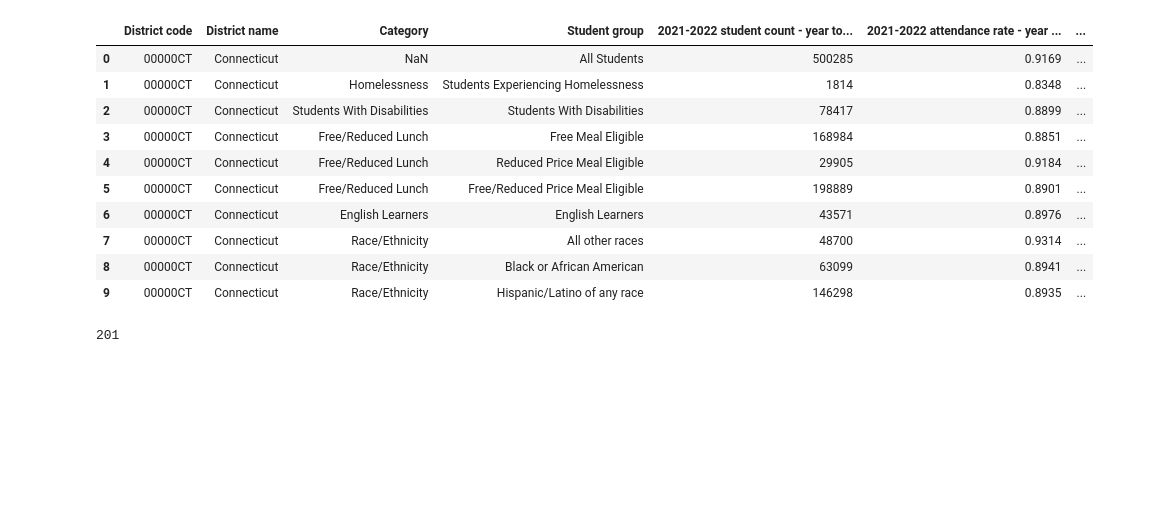
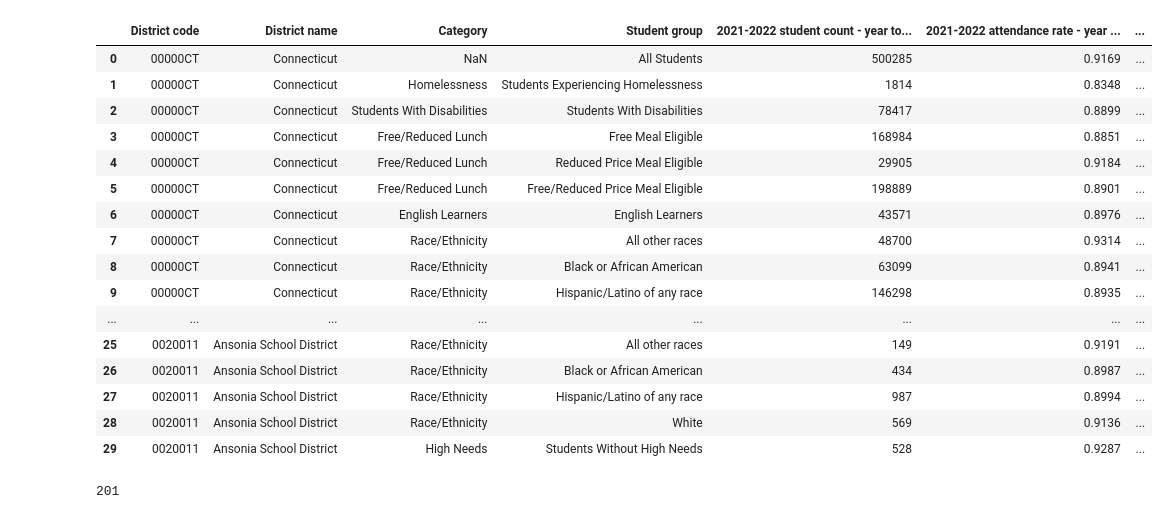
Before and after one commit to jmsavage2008/attendance-project, a Jupyter notebook: Attendance Analysis.ipynb, the cells around one changed output. Saved outputs shown, nothing was run; the diff lists cells and outputs as text; code cells hidden in the pictures; blank space fills up the shorter version.

```diff
--- a/Attendance Analysis.ipynb
+++ b/Attendance Analysis.ipynb
@@ -1,30 +1,36 @@
 # %%
 #Dependencies and Setup
 import matplotlib.pyplot as plt
 import pandas as pd
 import scipy.stats as st
 from scipy.stats import linregress
 import numpy as np
 
 #Upload from csv
 data_set_path = "school_attendance.csv"
 
 #Read data and results
 data_set_df = pd.read_csv(data_set_path)
 
-data_set_df.head(10)
+data_set_df.head(30)
 # %% [output]
 |  | District code | District name | Category | Student group | 2021-2022 student count - year to... | 2021-2022 attendance rate - year ... | ... |
 | 0 | 00000CT | Connecticut | NaN | All Students | 500285 | 0.9169 | ... |
 | 1 | 00000CT | Connecticut | Homelessness | Students Experiencing Homelessness | 1814 | 0.8348 | ... |
 | 2 | 00000CT | Connecticut | Students With Disabilities | Students With Disabilities | 78417 | 0.8899 | ... |
 | 3 | 00000CT | Connecticut | Free/Reduced Lunch | Free Meal Eligible | 168984 | 0.8851 | ... |
 | 4 | 00000CT | Connecticut | Free/Reduced Lunch | Reduced Price Meal Eligible | 29905 | 0.9184 | ... |
 | 5 | 00000CT | Connecticut | Free/Reduced Lunch | Free/Reduced Price Meal Eligible | 198889 | 0.8901 | ... |
 | 6 | 00000CT | Connecticut | English Learners | English Learners | 43571 | 0.8976 | ... |
 | 7 | 00000CT | Connecticut | Race/Ethnicity | All other races | 48700 | 0.9314 | ... |
 | 8 | 00000CT | Connecticut | Race/Ethnicity | Black or African American | 63099 | 0.8941 | ... |
 | 9 | 00000CT | Connecticut | Race/Ethnicity | Hispanic/Latino of any race | 146298 | 0.8935 | ... |
+| ... | ... | ... | ... | ... | ... | ... | ... |
+| 25 | 0020011 | Ansonia School District | Race/Ethnicity | All other races | 149 | 0.9191 | ... |
+| 26 | 0020011 | Ansonia School District | Race/Ethnicity | Black or African American | 434 | 0.8987 | ... |
+| 27 | 0020011 | Ansonia School District | Race/Ethnicity | Hispanic/Latino of any race | 987 | 0.8994 | ... |
+| 28 | 0020011 | Ansonia School District | Race/Ethnicity | White | 569 | 0.9136 | ... |
+| 29 | 0020011 | Ansonia School District | High Needs | Students Without High Needs | 528 | 0.9287 | ... |
 # %%
 #Count number of districts
 name_unique = data_set_df["District name"].value_counts()
```
Also changed, not shown: parts of 44 cells of this notebook, 12 other files.
